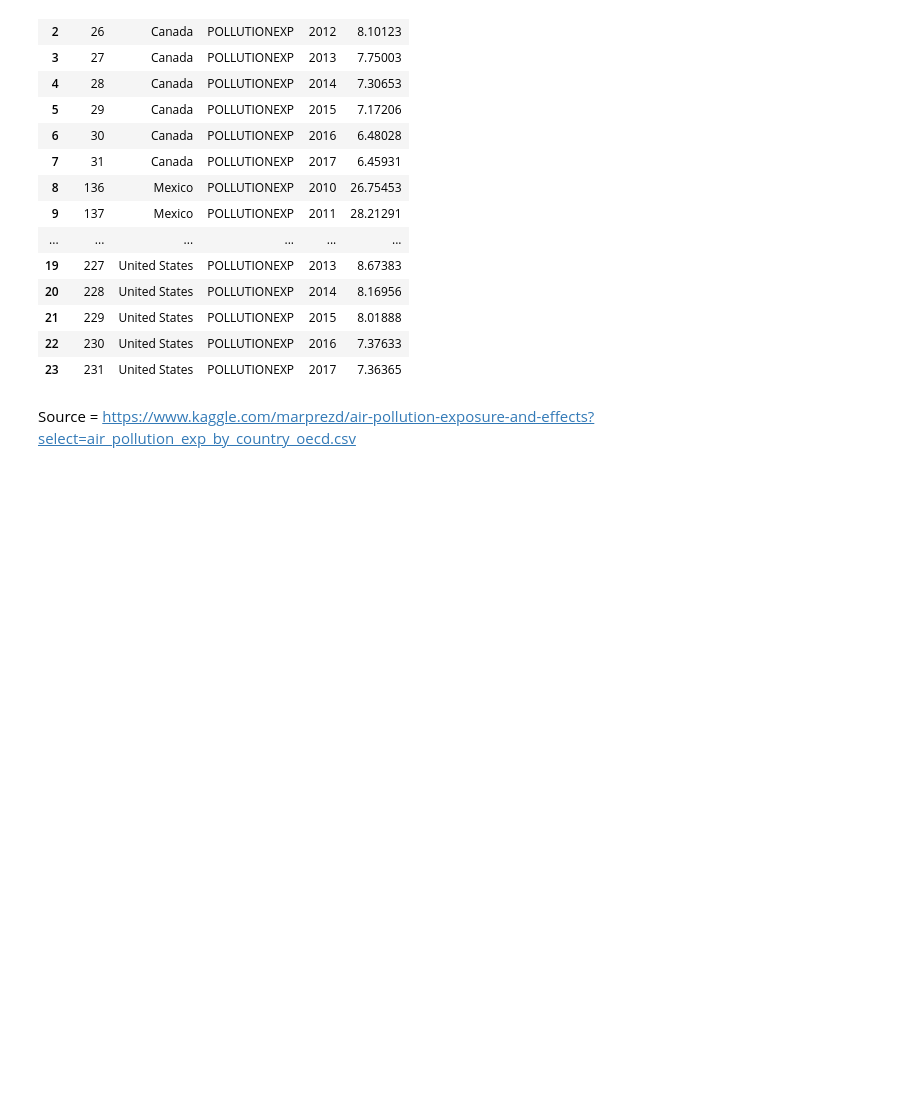
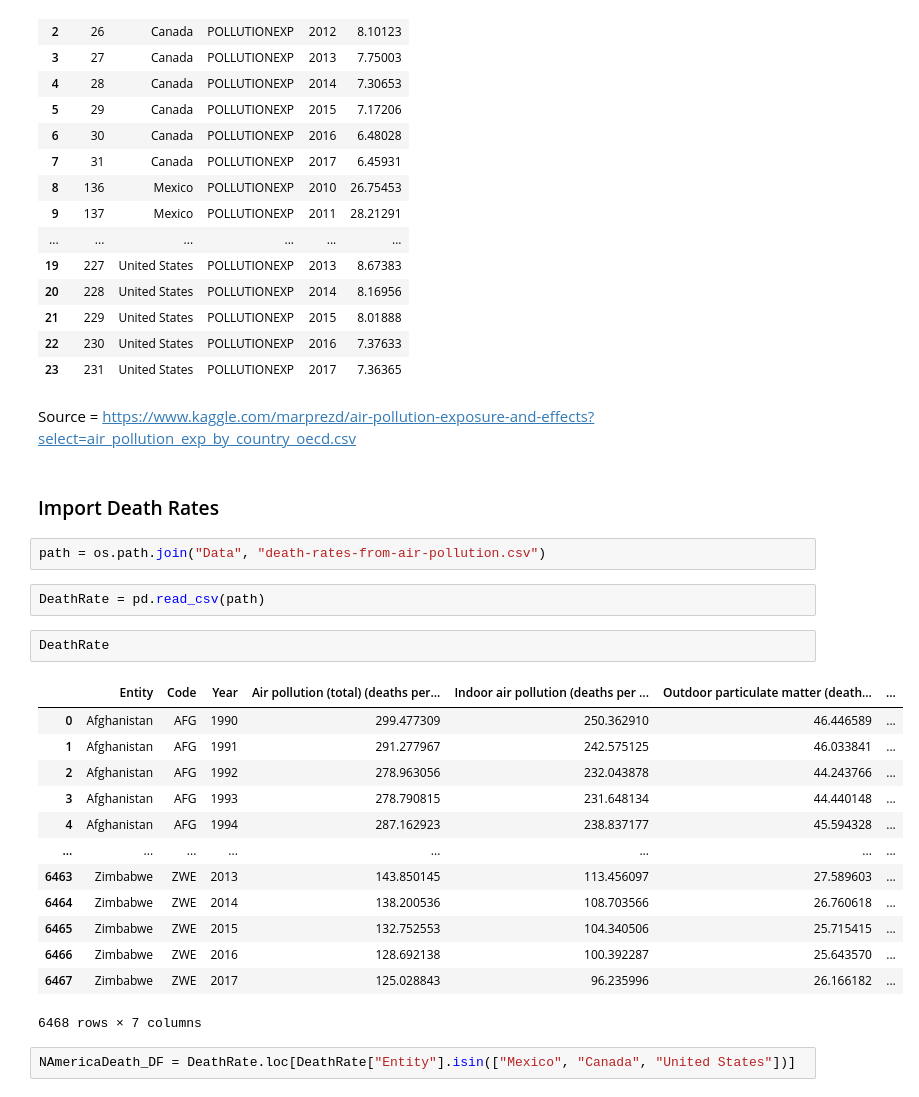
Before and after one commit to rjyobal/Omicrons_ETL, a Jupyter notebook: Data Extraction.ipynb, the cells around one changed output. Cells and saved outputs as stored; diff of their text form; blank space fills up the shorter version.

```diff
--- a/Data Extraction.ipynb
+++ b/Data Extraction.ipynb
@@ -106,3 +105,27 @@ NAmerica_Exposure_DB
 | 23 | 231 | United States | POLLUTIONEXP | 2017 | 7.36365 |
 # %% [markdown]
 Source = https://www.kaggle.com/marprezd/air-pollution-exposure-and-effects?select=air_pollution_exp_by_country_oecd.csv
+# %% [markdown]
+### Import Death Rates
+# %%
+path = os.path.join("Data", "death-rates-from-air-pollution.csv")
+# %%
+DeathRate = pd.read_csv(path)
+# %%
+DeathRate
+# %% [output]
+|  | Entity | Code | Year | Air pollution (total) (deaths per... | Indoor air pollution (deaths per ... | Outdoor particulate matter (death... | ... |
+| 0 | Afghanistan | AFG | 1990 | 299.477309 | 250.362910 | 46.446589 | ... |
+| 1 | Afghanistan | AFG | 1991 | 291.277967 | 242.575125 | 46.033841 | ... |
+| 2 | Afghanistan | AFG | 1992 | 278.963056 | 232.043878 | 44.243766 | ... |
+| 3 | Afghanistan | AFG | 1993 | 278.790815 | 231.648134 | 44.440148 | ... |
+| 4 | Afghanistan | AFG | 1994 | 287.162923 | 238.837177 | 45.594328 | ... |
+| ... | ... | ... | ... | ... | ... | ... | ... |
+| 6463 | Zimbabwe | ZWE | 2013 | 143.850145 | 113.456097 | 27.589603 | ... |
+| 6464 | Zimbabwe | ZWE | 2014 | 138.200536 | 108.703566 | 26.760618 | ... |
+| 6465 | Zimbabwe | ZWE | 2015 | 132.752553 | 104.340506 | 25.715415 | ... |
+| 6466 | Zimbabwe | ZWE | 2016 | 128.692138 | 100.392287 | 25.643570 | ... |
+| 6467 | Zimbabwe | ZWE | 2017 | 125.028843 | 96.235996 | 26.166182 | ... |
+6468 rows × 7 columns
+# %%
+NAmericaDeath_DF = DeathRate.loc[DeathRate["Entity"].isin(["Mexico", "Canada", "United States"])]
```
Also changed, not shown: parts of 2 cells of this notebook, 1 other file.
